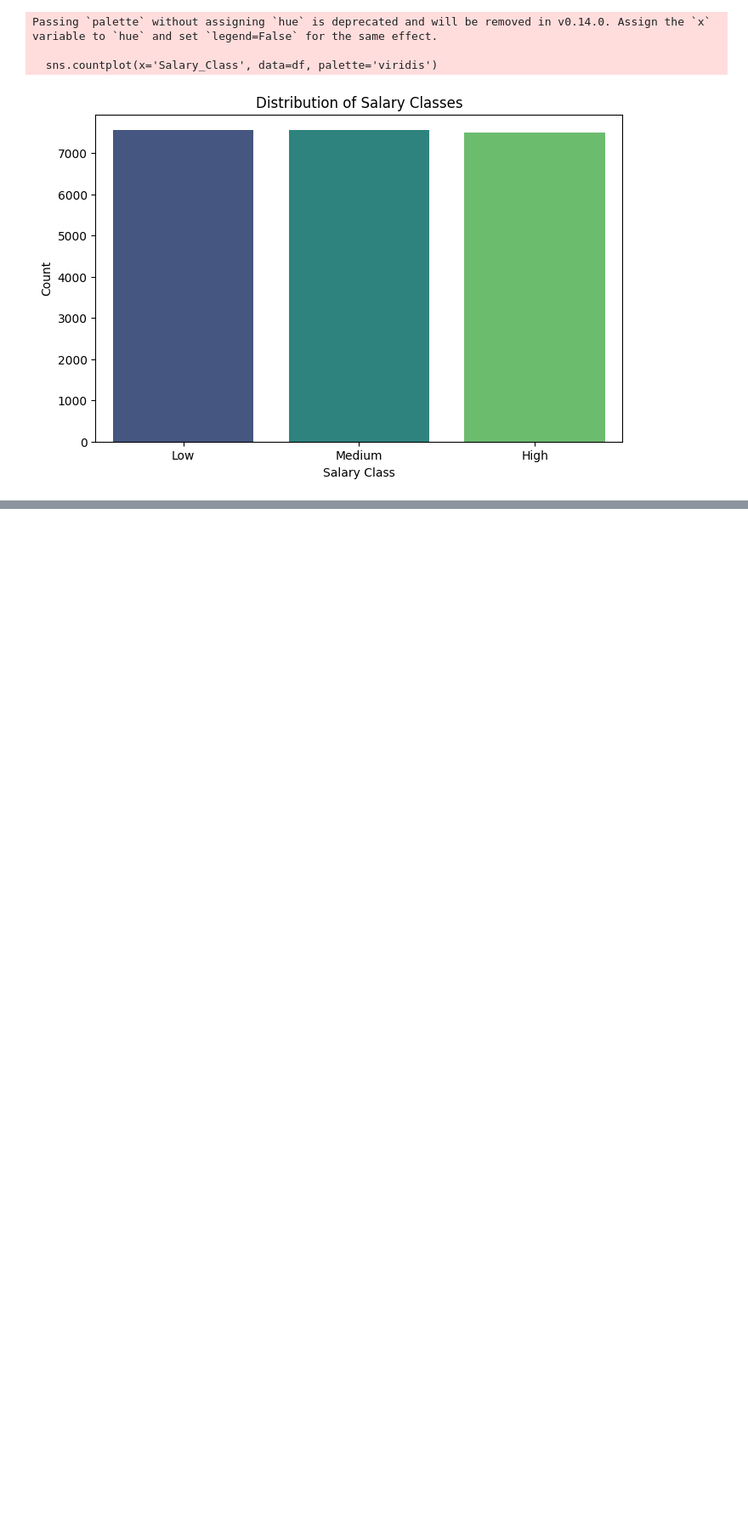
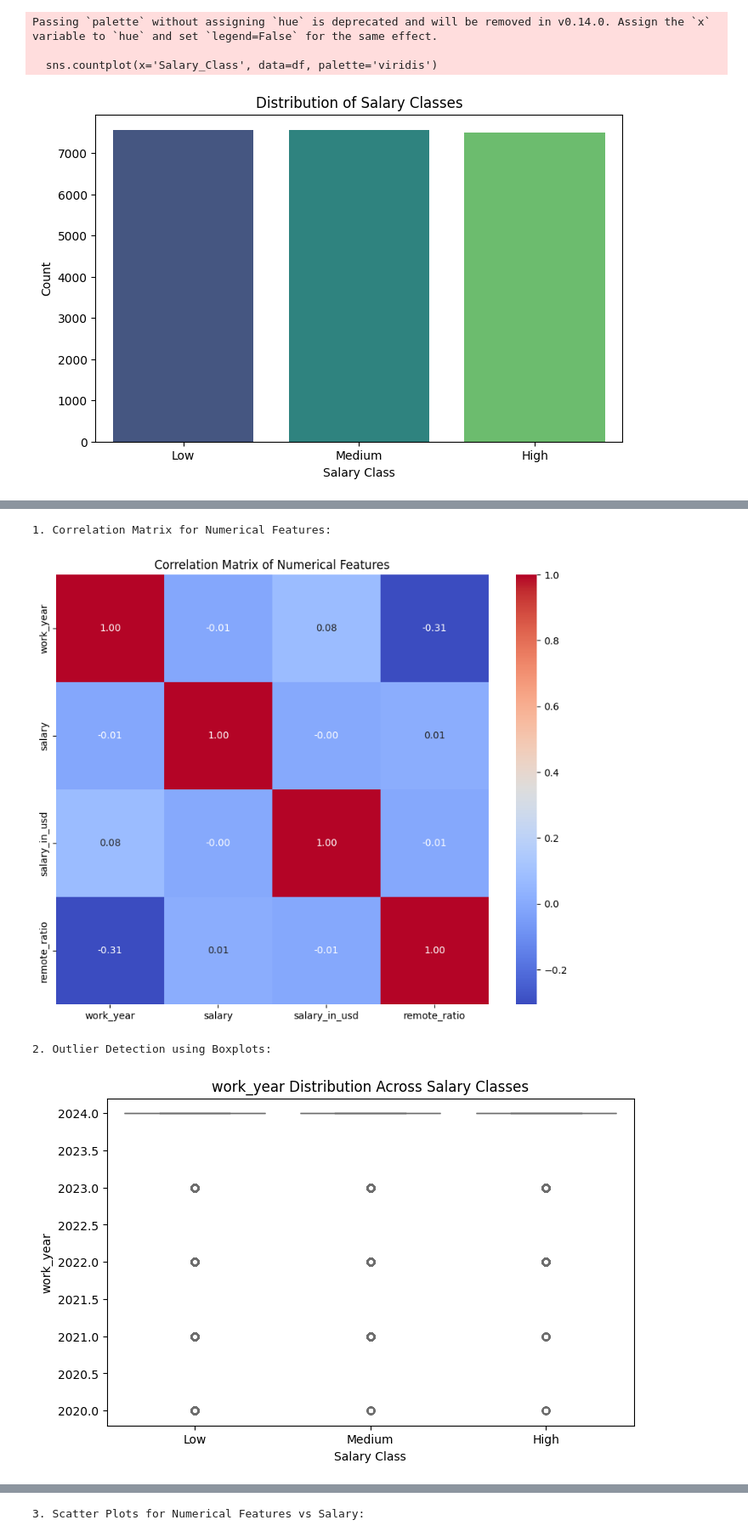
Before and after one commit to isnotJack/AI-project, a Jupyter notebook: test.ipynb, the cells around one changed output, grey strips where cells are left out. Shown at 85% size. Saved outputs shown, nothing was run; the diff lists cells and outputs as text; code cells hidden in the pictures; blank space fills up the shorter version.

Commit message:
step 2 continued

```diff
--- a/test.ipynb
+++ b/test.ipynb
@@ -307,0 +299,54 @@ Passing `palette` without assigning `hue` is deprecated and will be removed in v
+# %%
+# Step 2: Data Exploration - Part 3
+
+# 1. Correlation Matrix for Numerical Features
+print("\n1. Correlation Matrix for Numerical Features:")
+
+# Select numerical columns
+numerical_columns = df.select_dtypes(include=['float64', 'int64']).columns
+plt.figure(figsize=(10, 8))
+correlation_matrix = df[numerical_columns].corr()
+sns.heatmap(correlation_matrix, annot=True, cmap='coolwarm', fmt=".2f")
+plt.title("Correlation Matrix of Numerical Features")
+plt.show()
+
+# 2. Outlier Detection using Boxplots (Numerical Features vs Salary_Class)
+# Boxplot for Numerical Features vs Salary_Class
+if 'Salary_Class' in df.columns:
+    print("\n2. Outlier Detection using Boxplots:")
+
+    for column in numerical_columns:
+        if column != 'salary_in_usd':  # Exclude the target column itself
+            plt.figure(figsize=(8, 5))
+            sns.boxplot(x='Salary_Class', y=column, data=df, hue='Salary_Class', palette='coolwarm', legend=False)
+            plt.title(f"{column} Distribution Across Salary Classes")
+            plt.xlabel("Salary Class")
+            plt.ylabel(column)
+            plt.show()
+else:
+    print("\nWarning: 'Salary_Class' not found. Ensure target variable creation is complete.")
+
+
+# 3. Relationship Between Numerical Features and Target
+print("\n3. Scatter Plots for Numerical Features vs Salary:")
+
+# Scatter plots for 'salary_in_usd' against other numerical features
+# Scatter plots for 'salary_in_usd' against other numerical features
+if 'salary_in_usd' in df.columns:
+
+    for column in numerical_columns:
+        if column != 'salary_in_usd':
+            plt.figure(figsize=(8, 5))
+            sns.scatterplot(x=column, y='salary_in_usd', data=df, hue='Salary_Class', palette='viridis', legend='full')
+            plt.title(f"Relationship Between {column} and Salary (USD)")
+            plt.xlabel(column)
+            plt.ylabel("Salary (USD)")
+            plt.legend(title="Salary Class")
+            plt.show()
+else:
+    print("\nWarning: 'salary_in_usd' not found. Ensure dataset contains salary data.")
+# %% [output]
+1. Correlation Matrix for Numerical Features:
+[figure, added]
+2. Outlier Detection using Boxplots:
+[figure, added]
@@ -307,0 +355 @@ Passing `palette` without assigning `hue` is deprecated and will be removed in v
+3. Scatter Plots for Numerical Features vs Salary:
```
Also changed, not shown: parts of 2 cells of this notebook.
